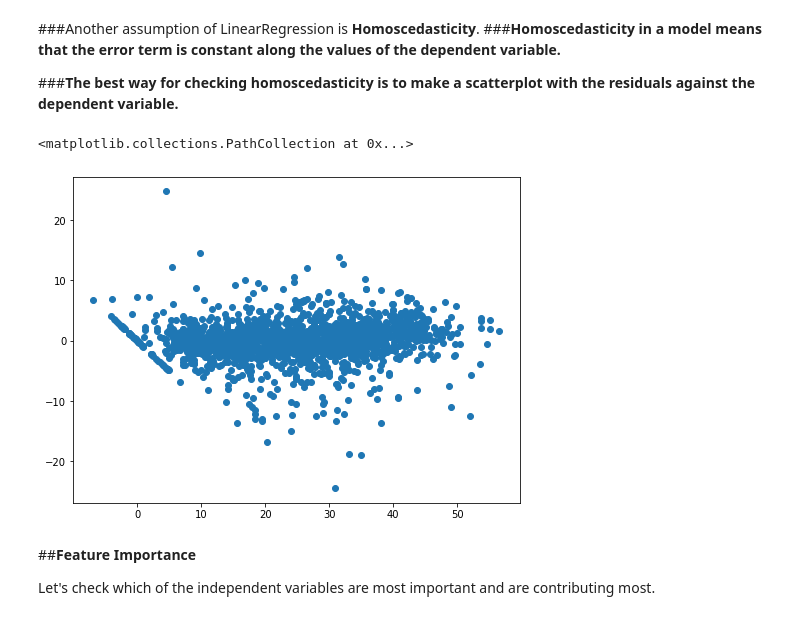
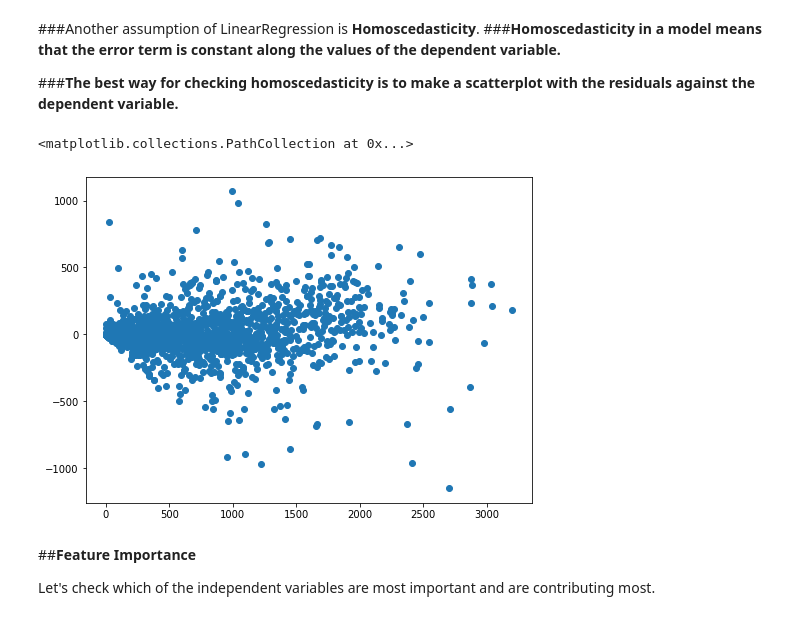
Before and after one commit to iamNirmeshGupta/Bike-Sharing-Demand-Prediction-, a Jupyter notebook: Bike_Sharing_Demand_Prediction_Capstone_Project_Nirmesh_Gupta.ipynb, the cells around one changed output. Saved outputs shown, nothing was run; the diff lists cells and outputs as text; code cells hidden in the pictures.

```diff
--- a/Bike_Sharing_Demand_Prediction_Capstone_Project_Nirmesh_Gupta.ipynb
+++ b/Bike_Sharing_Demand_Prediction_Capstone_Project_Nirmesh_Gupta.ipynb
@@ -748,10 +751,10 @@ Text(0.5, 0.98, 'Residual Analysis')
 # %%
 # Checking homoscedasticity for Gradient Boosting Model
 plt.figure(figsize=(8,6))
-plt.scatter((y_pred),(y_test)-(y_pred))
+plt.scatter((y_pred)**2,(y_test)**2-(y_pred)**2)
 # %% [output]
 <matplotlib.collections.PathCollection at 0x...>
-[figure, old version]
+[figure, new version]
 # %% [markdown]
 ##**Feature Importance**
 
```
Also changed, not shown: parts of 17 cells of this notebook.
